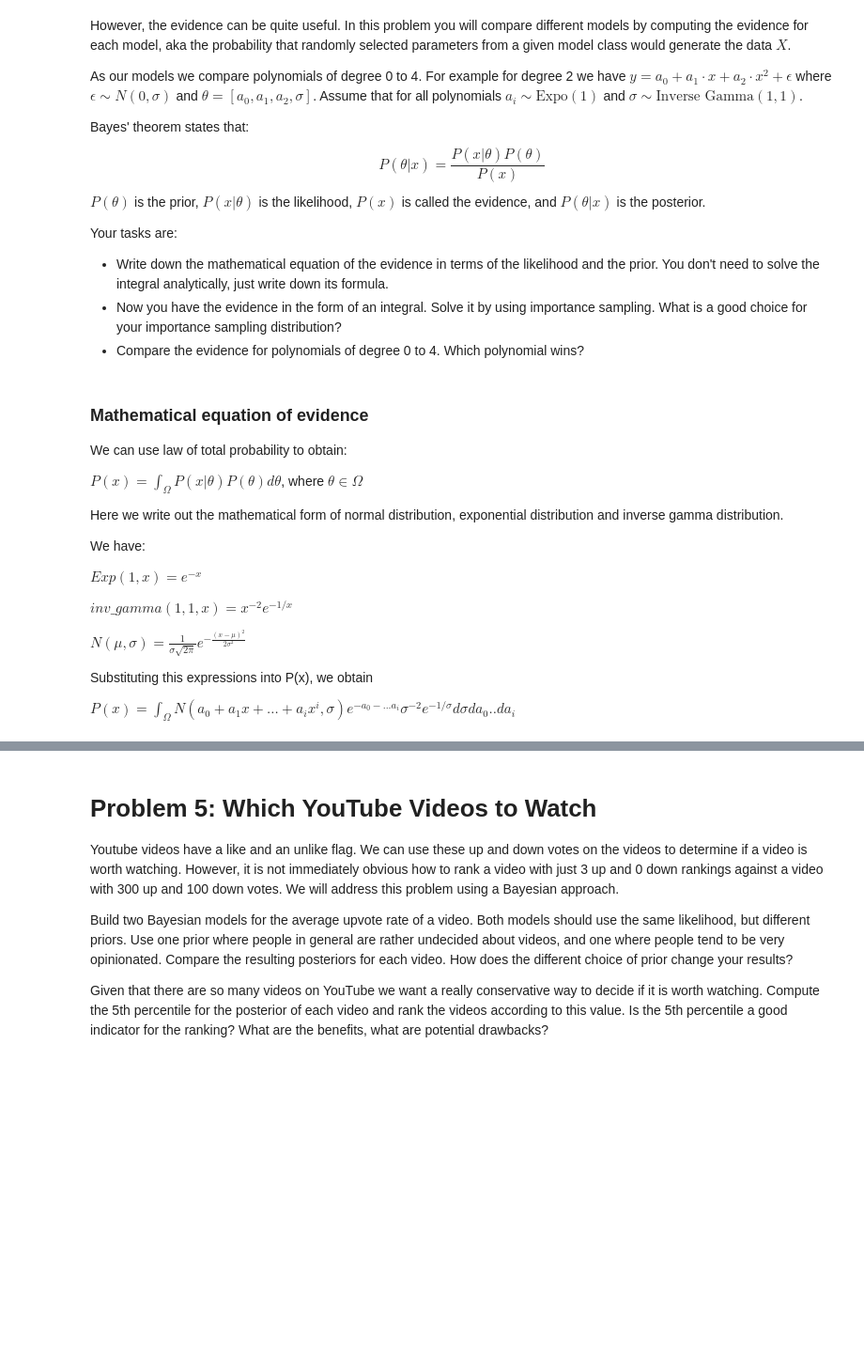
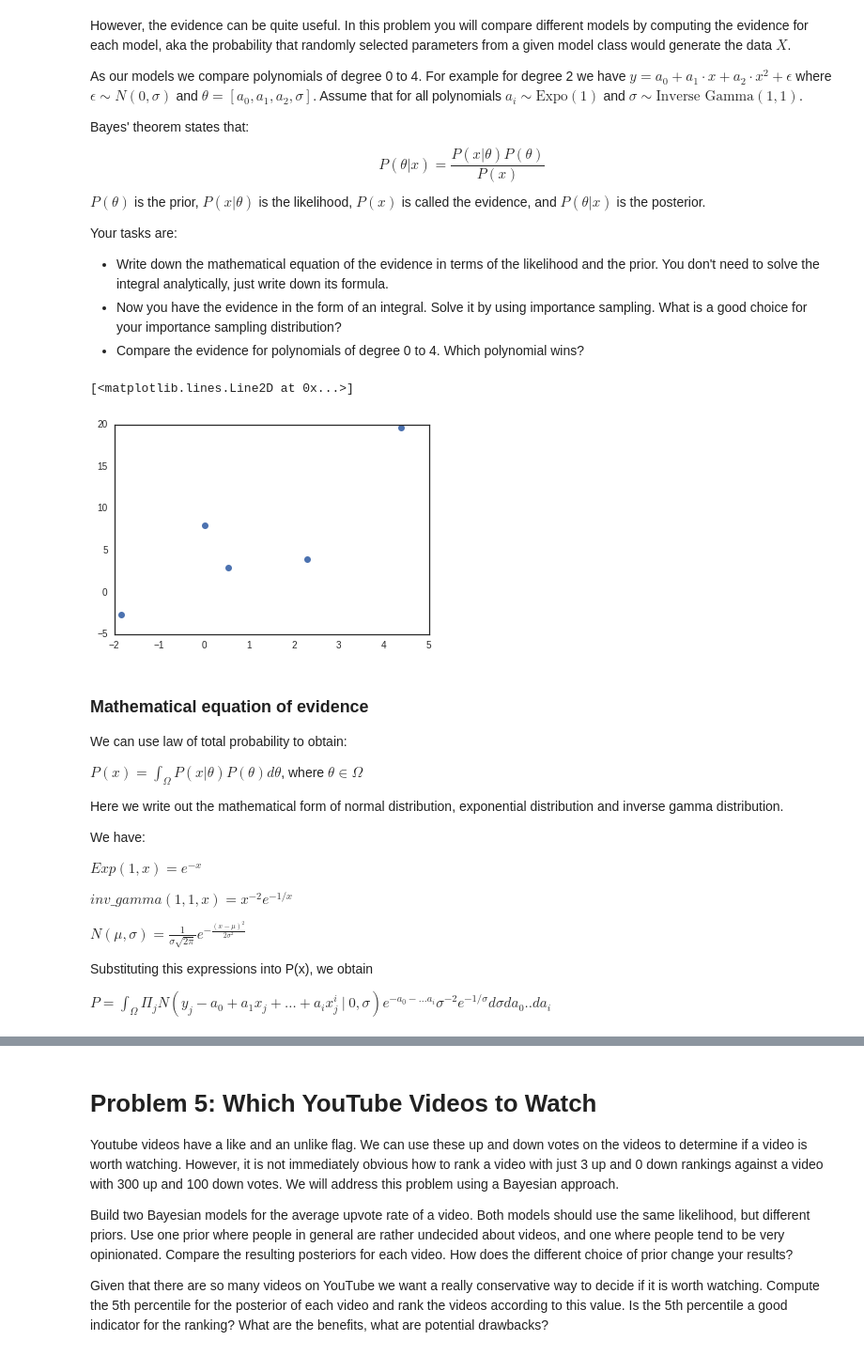
Before and after one commit to kevinchen1000/2016, a Jupyter notebook: Homework/AM207_yufengkevinchen_HW2.ipynb, the cells around one changed output, grey strips where cells are left out. Shown at 94% size. Cells and saved outputs as stored; diff of their text form; code cells hidden in the pictures; blank space fills up the shorter version.

```diff
--- a/Homework/AM207_yufengkevinchen_HW2.ipynb
+++ b/Homework/AM207_yufengkevinchen_HW2.ipynb
@@ -336,13 +336,18 @@ Your tasks are:
 # %%
 # Here is your data for the problem:
 data = np.array([[ -1.85519254,  -2.7009541 ],
        [  4.38291824,  19.61735369],
        [  2.29495208,   3.96481822],
        [  0.02075668,   8.00646088],
        [  0.54097177,   2.8872262 ]])
 
 x=data[:,0]
 y=data[:,1]
+
+plt.plot(x,y,'o')
+# %% [output]
+[<matplotlib.lines.Line2D at 0x...>]
+[figure, added]
 # %% [markdown]
 ### Mathematical equation of evidence
 We can use law of total probability to obtain:
@@ -361,7 +366,7 @@ $N(\mu,\sigma) = \frac{1}{\sigma\sqrt{2\pi}}e^{-\frac{(x-\mu)^2}{2\sigma^2}} $
 
 Substituting this expressions into P(x), we obtain
 
-$P(x) = \int_\Omega N(a_0 + a_1x + ... + a_ix^i,\sigma) e^{-a_0-...a_i} \sigma^{-2}e^{-1/\sigma} d\sigma da_0 .. da_i$
+$P = \int_\Omega \Pi_jN(y_j - a_0 + a_1x_j + ... + a_ix_j^i \ |\ 0,\sigma) e^{-a_0-...a_i} \sigma^{-2}e^{-1/\sigma} d\sigma da_0 .. da_i$
 # %%
 #define exponential(1)
 def exponential_1(x):
```
Also changed, not shown: parts of 5 cells of this notebook.
